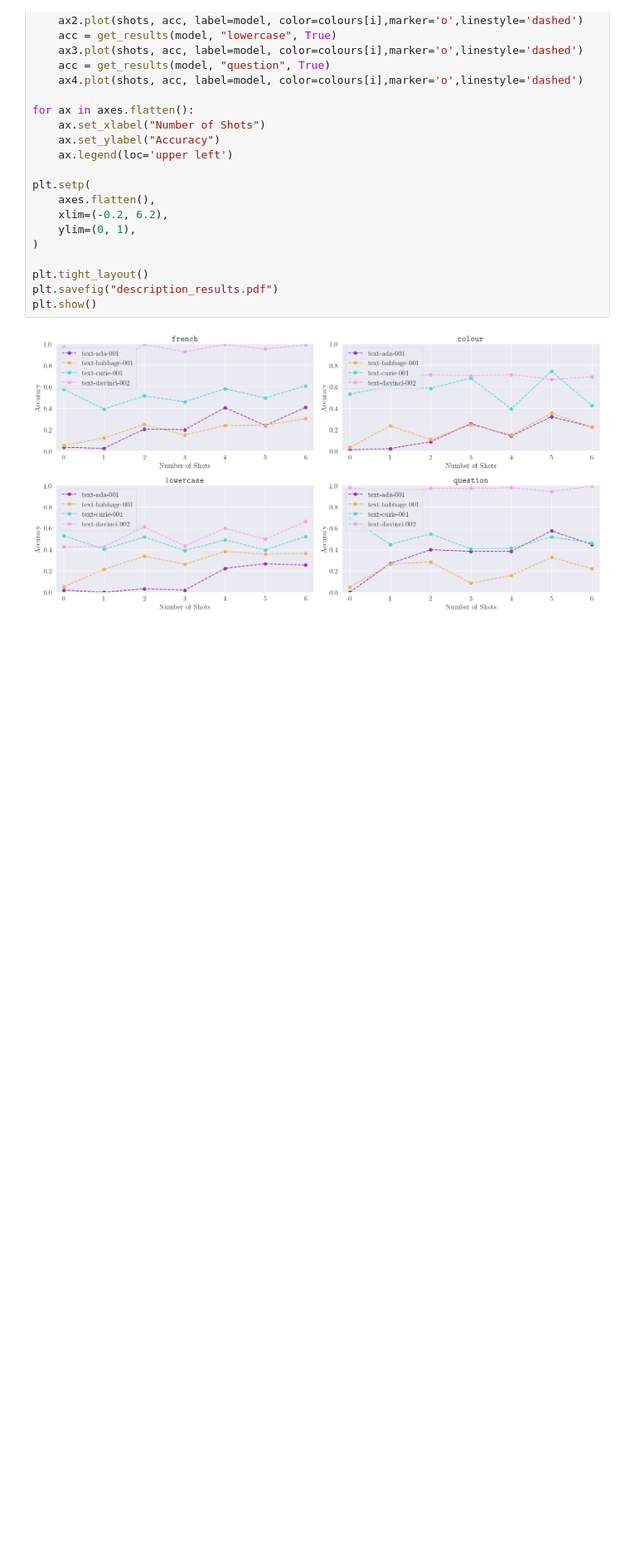
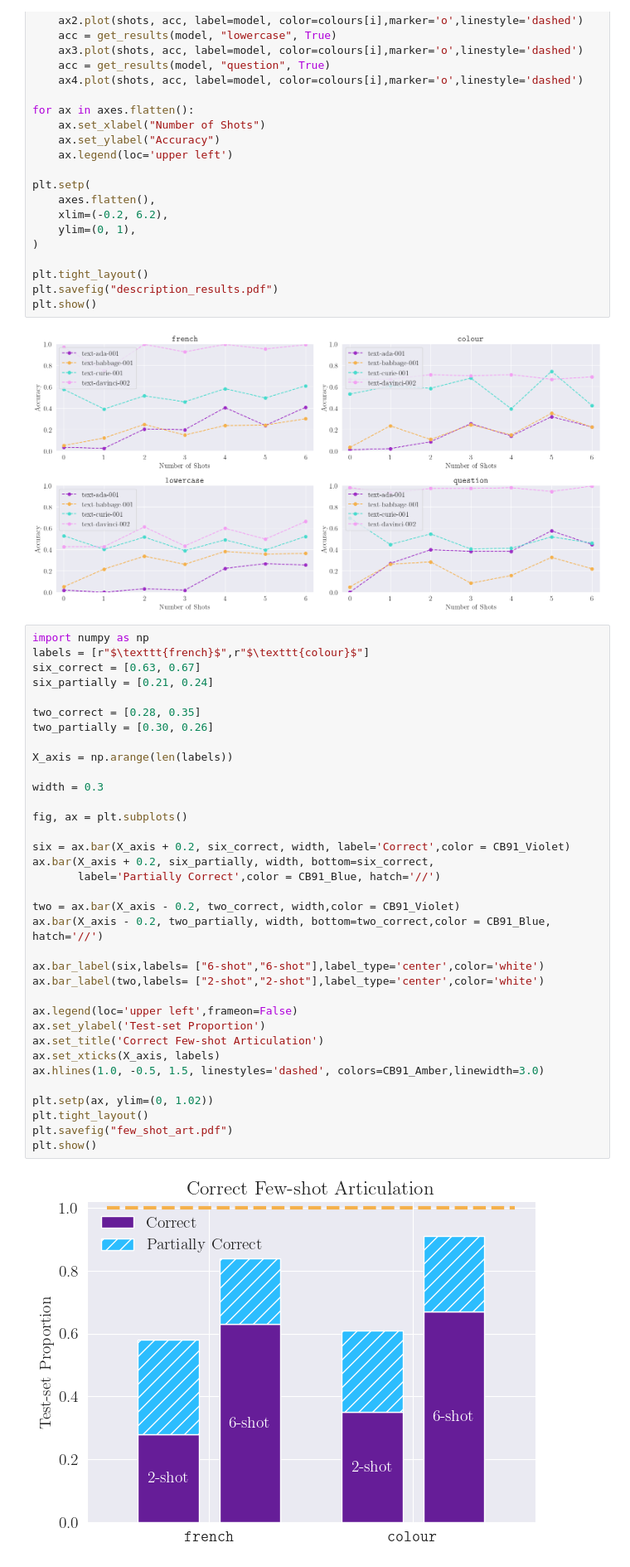
Before and after one commit to XanderJC/llm-articulation, a Jupyter notebook: llma/plotting.ipynb, the cells around one changed output. Shown: that part at 83% size. Saved outputs shown, nothing was run; the diff lists cells and outputs as text; blank space fills up the shorter version.

Commit message:
articulation and initial CoT

```diff
--- a/llma/plotting.ipynb
+++ b/llma/plotting.ipynb
@@ -132,3 +132,40 @@ plt.savefig("description_results.pdf")
 plt.show()
 # %% [output]
 [figure]
+# %%
+import numpy as np
+labels = [r"$\texttt{french}$",r"$\texttt{colour}$"]
+six_correct = [0.63, 0.67]
+six_partially = [0.21, 0.24]
+
+two_correct = [0.28, 0.35]
+two_partially = [0.30, 0.26]
+
+X_axis = np.arange(len(labels))
+
+width = 0.3
+
+fig, ax = plt.subplots()
+
+six = ax.bar(X_axis + 0.2, six_correct, width, label='Correct',color = CB91_Violet)
+ax.bar(X_axis + 0.2, six_partially, width, bottom=six_correct,
+       label='Partially Correct',color = CB91_Blue, hatch='//')
+
+two = ax.bar(X_axis - 0.2, two_correct, width,color = CB91_Violet)
+ax.bar(X_axis - 0.2, two_partially, width, bottom=two_correct,color = CB91_Blue, hatch='//')
+
+ax.bar_label(six,labels= ["6-shot","6-shot"],label_type='center',color='white')
+ax.bar_label(two,labels= ["2-shot","2-shot"],label_type='center',color='white')
+
+ax.legend(loc='upper left',frameon=False)
+ax.set_ylabel('Test-set Proportion')
+ax.set_title('Correct Few-shot Articulation')
+ax.set_xticks(X_axis, labels)
+ax.hlines(1.0, -0.5, 1.5, linestyles='dashed', colors=CB91_Amber,linewidth=3.0)
+
+plt.setp(ax, ylim=(0, 1.02))
+plt.tight_layout()
+plt.savefig("few_shot_art.pdf")
+plt.show()
+# %% [output]
+[figure, added]
```
Also changed, not shown: 6 other files.
